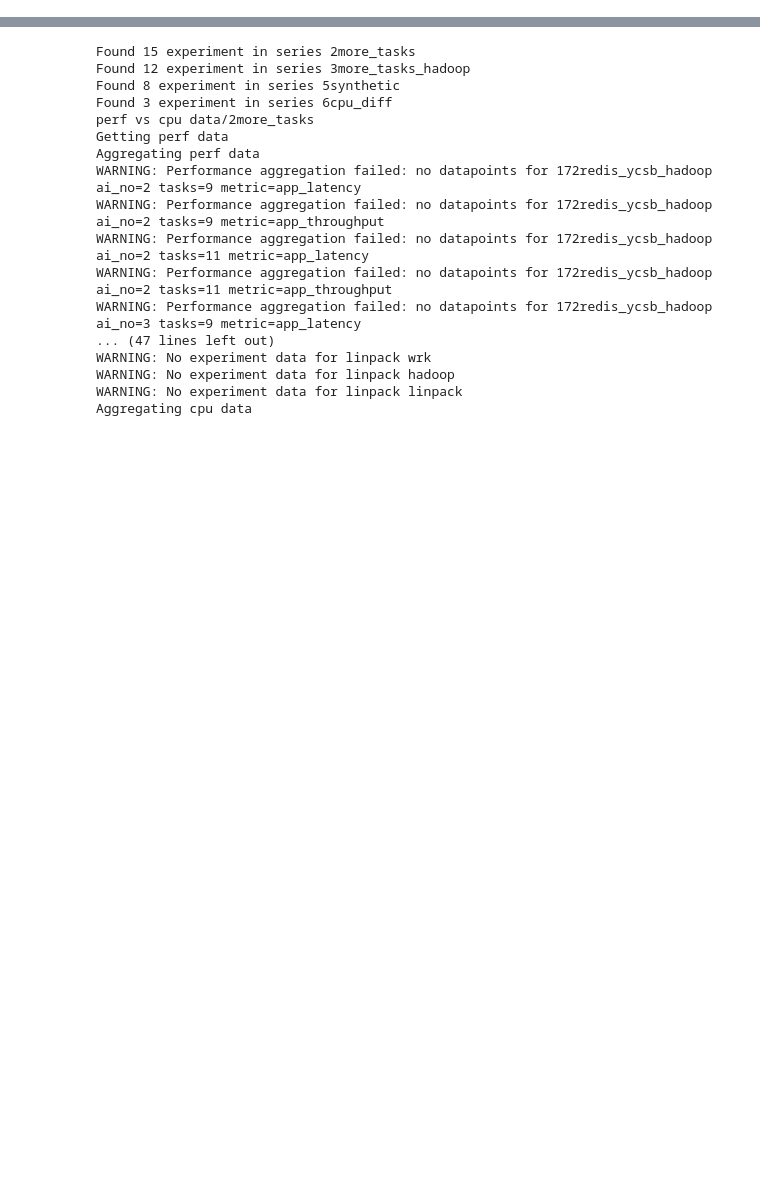
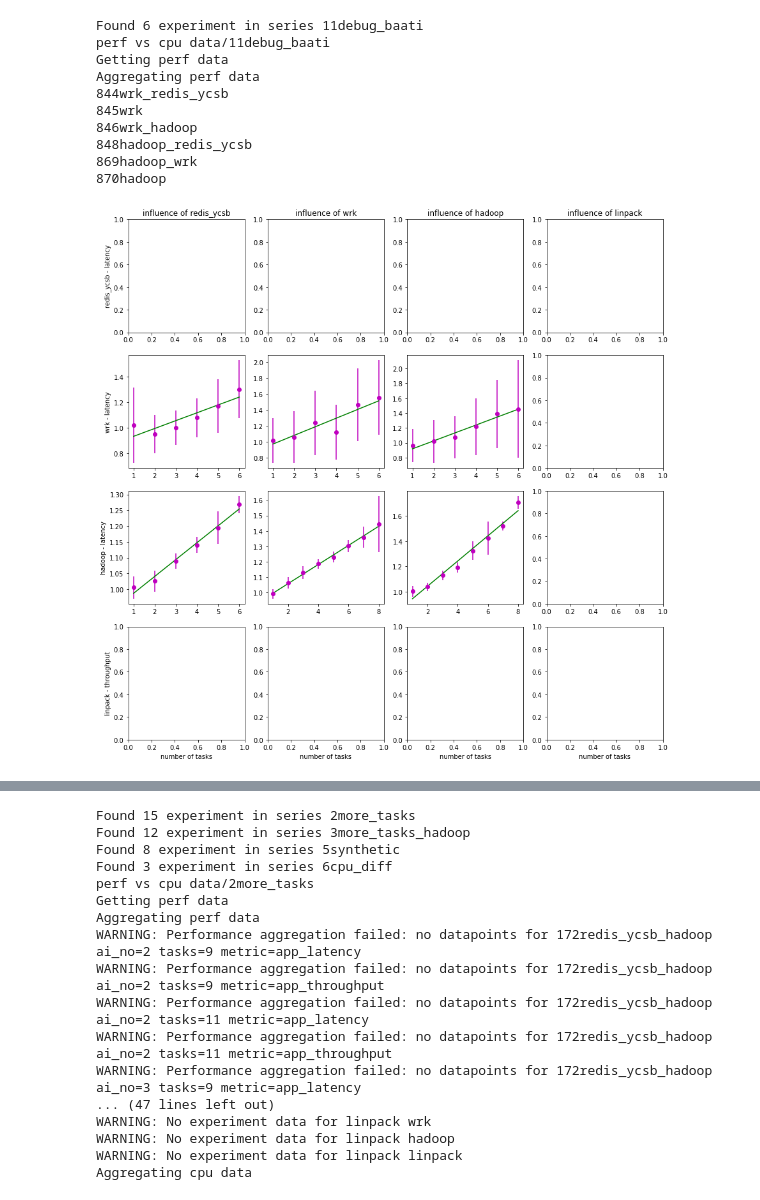
Before and after one commit to pawelzell/cbtool, a Jupyter notebook: myscripts/Interference observation.ipynb, the cells around one changed output, grey strips where cells are left out. Saved outputs shown, nothing was run; the diff lists cells and outputs as text; code cells hidden in the pictures; blank space fills up the shorter version.

```diff
--- a/myscripts/Interference observation.ipynb
+++ b/myscripts/Interference observation.ipynb
@@ -79,0 +82,18 @@ array([[[0.0921132 , 0.06967669, 0.16412314, 0.19980557],
+# %%
+tasks = ["redis_ycsb", "wrk", "hadoop", "linpack"]
+path = "data/11debug_baati"
+s3 = ExperimentSeries(path, tasks, {"hadoopslave": 2}, options)
+readPerfVsCpu(s3, skip_cpu=True)
+analyzeInterferenceGrid(s3)
+# %% [output]
+Found 6 experiment in series 11debug_baati
+perf vs cpu data/11debug_baati
+Getting perf data
+Aggregating perf data
+844wrk_redis_ycsb
+845wrk
+846wrk_hadoop
+848hadoop_redis_ycsb
+869hadoop_wrk
+870hadoop
+[figure, added]
```
Also changed, not shown: parts of 10 cells of this notebook, 5 other files.
